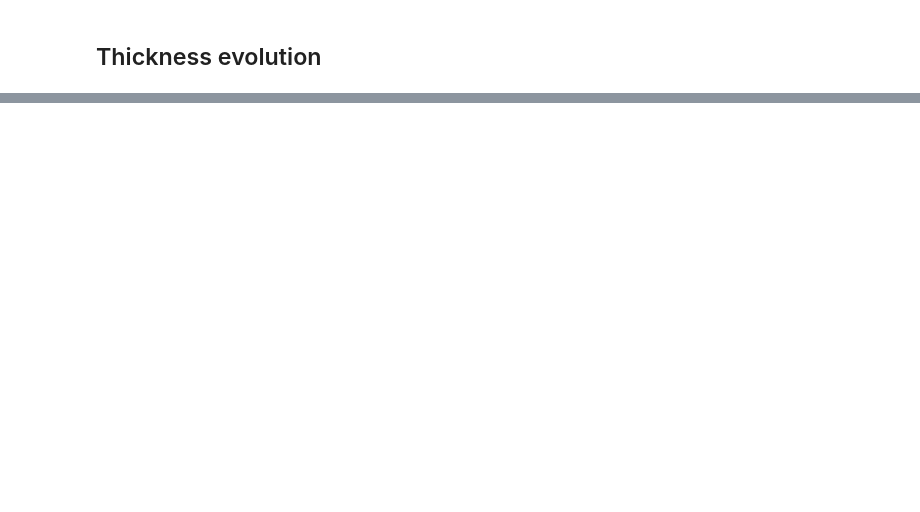
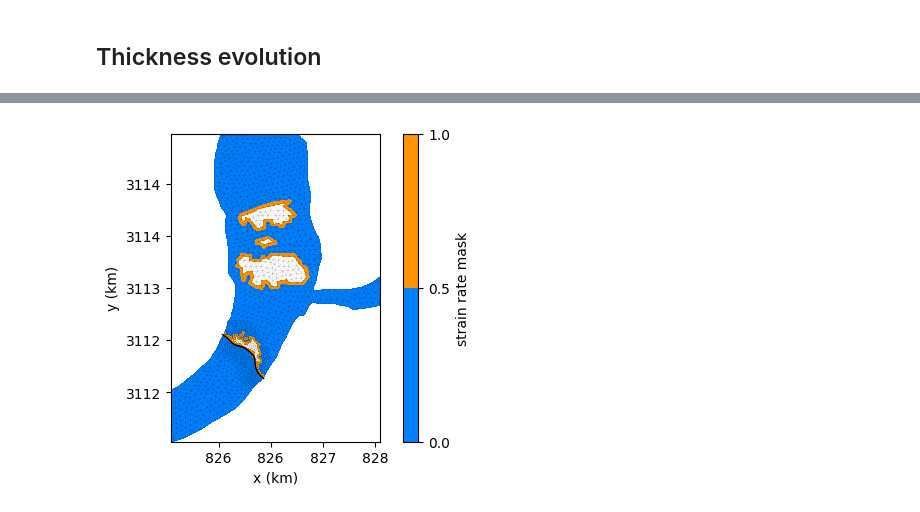
Before and after one commit to chrismiele/glimmer, a Jupyter notebook: issm/luggye_HO_model.ipynb, the cells around one changed output, grey strips where cells are left out. Drawn from its saved outputs; the diff is of its cells as text; code cells hidden in the pictures; blank space fills up the shorter version.

```diff
--- a/issm/luggye_HO_model.ipynb
+++ b/issm/luggye_HO_model.ipynb
@@ -446,0 +421,19 @@ plt.show()
+# %%
+ε = effective_strain_rate(md, depth_averaged = True)
+thresh = 0.2e-8
+strain_rate_mask = ε > thresh
+
+plt.figure(figsize = (6, 4))
+
+vmin = np.min(ε)
+vmax = np.max(ε)
+pc = plt.tricontourf(mx, my, elts, strain_rate_mask, cmap = 'jet', levels = [0, 0.5, 1])
+plt.triplot(mx, my, elts, color = 'k', linewidth = 0.15, alpha = 0.4)
+# plt.plot(x0, y0, '--', lw = 1, color = 'k')
+plt.plot(x1, y1, '-',  lw = 1, color = 'k')
+
+fmt_ax(plt.gca())
+plt.colorbar(pc, label = 'strain rate mask')
+plt.show()
+# %% [output]
+[figure, added]
```
Also changed, not shown: parts of 21 cells of this notebook.
